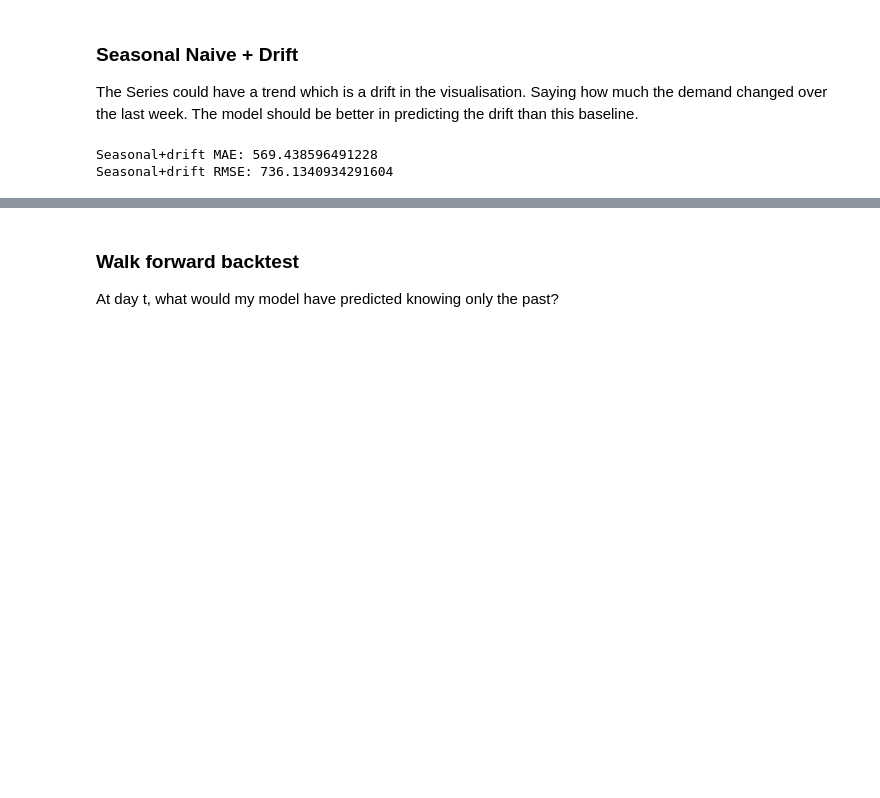
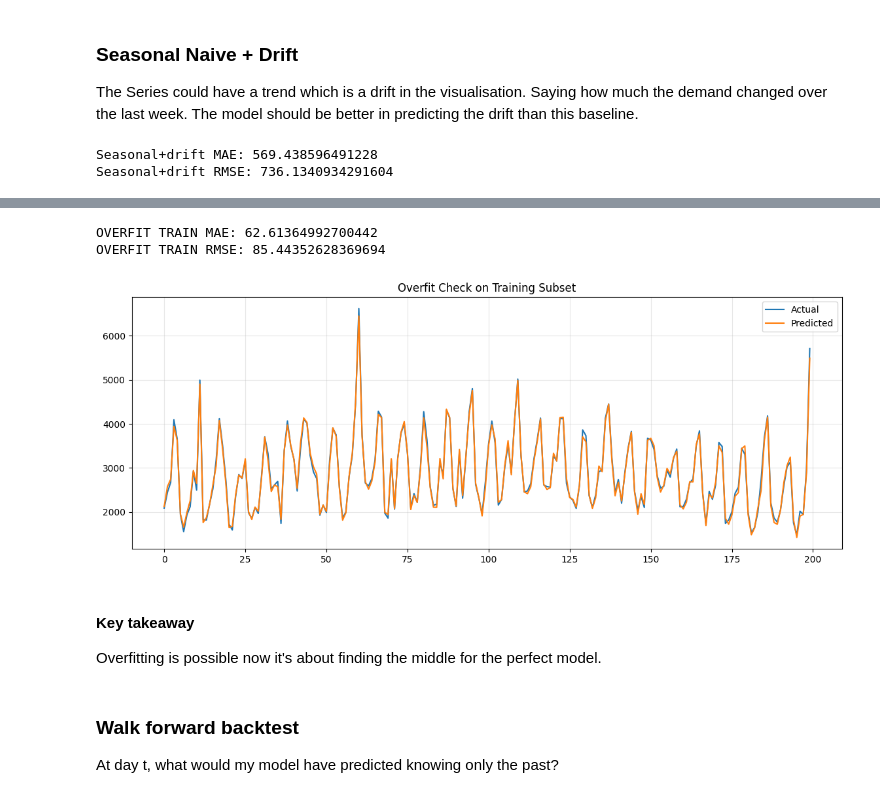
Before and after one commit to Mrschiss/IndusAnalProj, a Jupyter notebook: src/rnn.ipynb, the cells around one changed output, grey strips where cells are left out. Cells and saved outputs as stored; diff of their text form; code cells hidden in the pictures; blank space fills up the shorter version.

Commit message:
added my overfit check

```diff
--- a/src/rnn.ipynb
+++ b/src/rnn.ipynb
@@ -472,0 +547,21 @@ Seasonal+drift RMSE: 736.1340934291604
+# %%
+# Training loop for a loooong time (300 epochs) to maximise overfitting
+from torch.utils.data import DataLoader
+
+of_loader = DataLoader(TimeSeriesDataset(X_of, y_of), batch_size=32, shuffle=True)
+
+for epoch in range(300):  # yes, big number on purpose
+    overfit_model.train()
+    total_loss = 0.0
+
+    for xb, yb in of_loader:
+        xb, yb = xb.to(device), yb.to(device)
+        optimizer.zero_grad()
+        pred = overfit_model(xb)
+        loss = criterion(pred, yb)
+        loss.backward()
+        optimizer.step()
+        total_loss += loss.item()
+
+    if (epoch+1) % 25 == 0:
+        print(f"Epoch {epoch+1:03d} | Train loss: {total_loss/len(of_loader):.6f}")
@@ -473,3 +581,32 @@ Seasonal+drift RMSE: 736.1340934291604
+# %%
+# Evaluate if Overfit actually is overfitted
+overfit_model.eval()
+with torch.no_grad():
+    pred_scaled = overfit_model(torch.tensor(X_of, dtype=torch.float32).to(device)).cpu().numpy()
+
+pred_inv = scaler_y.inverse_transform(pred_scaled)
+y_inv    = scaler_y.inverse_transform(y_of)
+
+from sklearn.metrics import mean_absolute_error, root_mean_squared_error
+print("OVERFIT TRAIN MAE:", mean_absolute_error(y_inv, pred_inv))
+print("OVERFIT TRAIN RMSE:", root_mean_squared_error(y_inv, pred_inv))
+
+import matplotlib.pyplot as plt
+plt.figure(figsize=(14,5))
+plt.plot(y_inv[:200], label="Actual")
+plt.plot(pred_inv[:200], label="Predicted")
+plt.title("Overfit Check on Training Subset")
+plt.legend()
+plt.grid(alpha=0.3)
+plt.savefig(r"../graphs/rnn/Overfitted_model.png", dpi=300, bbox_inches="tight")
+plt.show()
+# %% [output]
+OVERFIT TRAIN MAE: 62.61364992700442
+OVERFIT TRAIN RMSE: 85.44352628369694
+[figure, added]
+# %% [markdown]
+#### Key takeaway
+Overfitting is possible now it's about finding the middle for the perfect model.
 # %% [markdown]
 ### Walk forward backtest
 At day t, what would my model have predicted knowing only the past?
```
Also changed, not shown: parts of 7 cells of this notebook, 2 other files.
